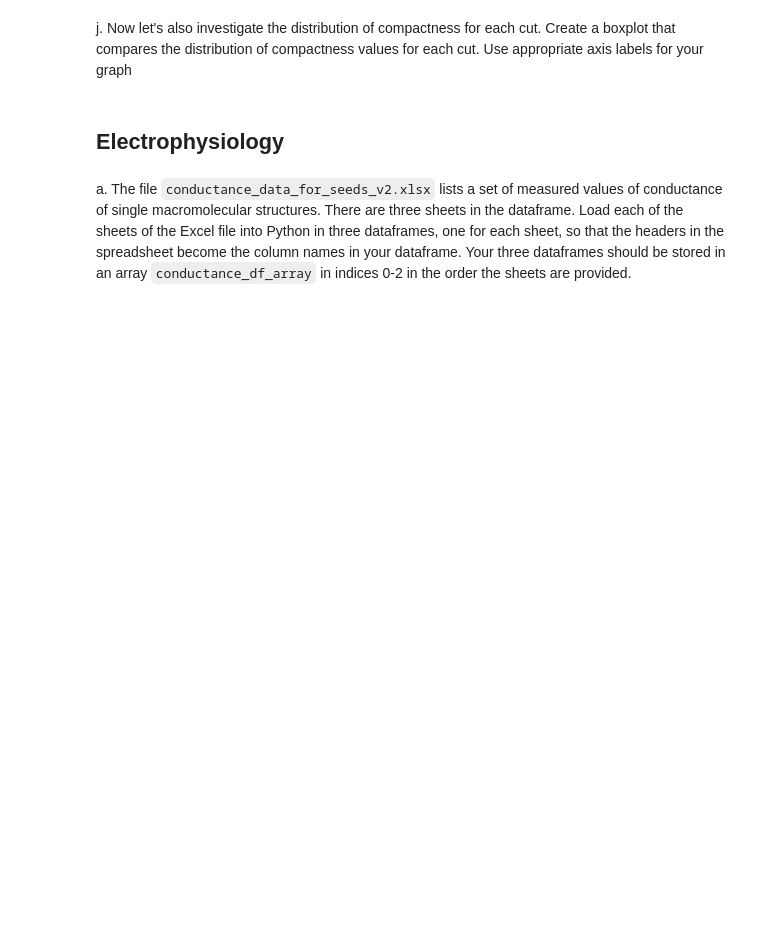
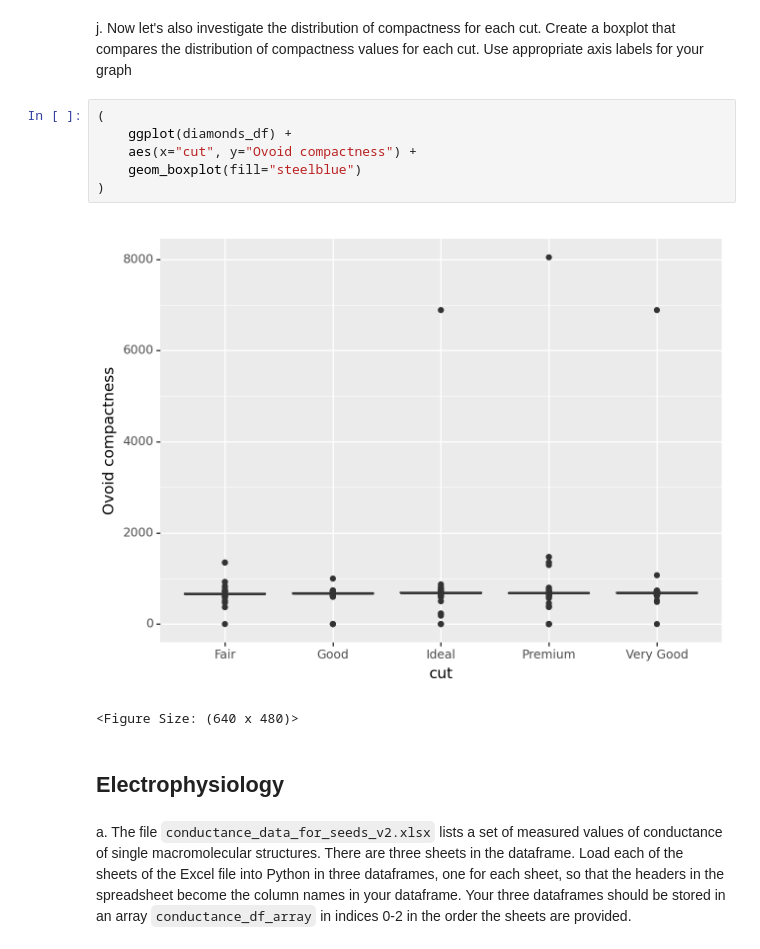
Before and after one commit to vivek-booshan/schulman, a Jupyter notebook: HW1/HW_1.ipynb, the cells around one changed output. Saved outputs shown, nothing was run; the diff lists cells and outputs as text; blank space fills up the shorter version.

```diff
--- a/HW1/HW_1.ipynb
+++ b/HW1/HW_1.ipynb
@@ -114,5 +120,14 @@ ModuleNotFoundError: No module named 'ggplot2'
 # %% [markdown]
 j.  Now let's also investigate the distribution of compactness for each cut.  Create a boxplot that compares the distribution of compactness values for each cut.  Use appropriate axis labels for your graph
+# %%
+(
+    ggplot(diamonds_df) +
+    aes(x="cut", y="Ovoid compactness") +
+    geom_boxplot(fill="steelblue")
+)
+# %% [output]
+[figure, added]
+<Figure Size: (640 x 480)>
 # %% [markdown]
 ## Electrophysiology
 # %% [markdown]
```
Also changed, not shown: parts of 9 cells of this notebook.
